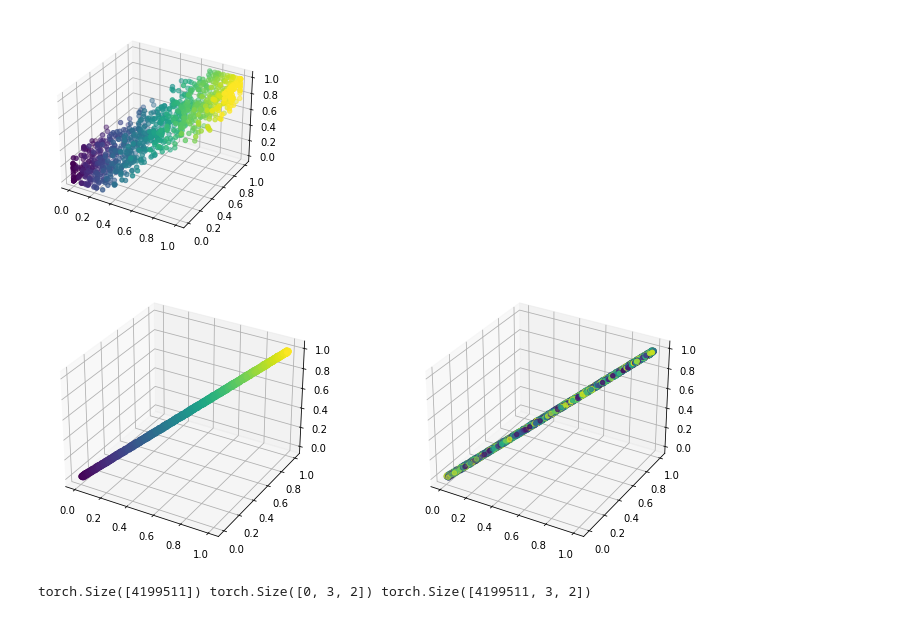
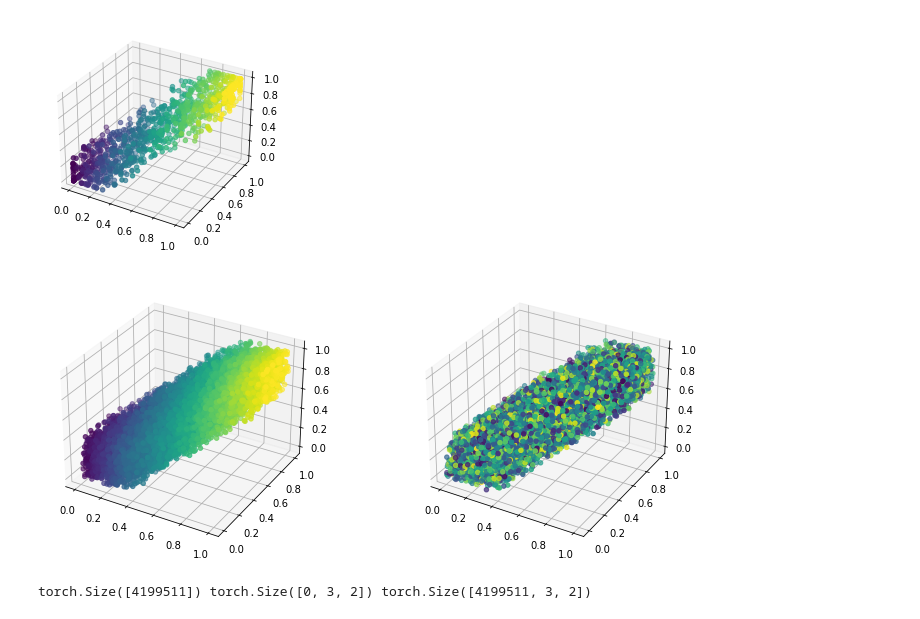
Before and after one commit to brendel-group/compositional-ood-generalization, a Jupyter notebook: sampling.ipynb, the cells around one changed output. Cells and saved outputs as stored; diff of their text form; code cells hidden in the pictures.

```diff
--- a/sampling.ipynb
+++ b/sampling.ipynb
@@ -57,36 +110,37 @@ plt.show()
 import matplotlib.pyplot as plt
 import torch
 
 n = 10000
 k = 3
 l = 2
-delta = 0.01
+delta = 0.2
 
 _n = 10*n
 z = torch.Tensor(0, k, l)
 while z.shape[0] < n:
     # sample randomly on diagonal
     _z = torch.repeat_interleave(torch.rand(n, l), k, dim=0).reshape(n, k, l)
     # apply random offset
     _z += torch.rand(n, k, l) * 2 * delta - delta
     # reject samples outside the domain
     mask = ~((_z - 0.5).abs() > 0.5).flatten(1).any(1)
-    idx = mask.nonzero().squeeze()
+    # mask = ~torch.logical_or(z > 1, z < 0).flatten(1).any(1)
+    idx = mask.nonzero().squeeze(1)
     z = torch.cat([z, _z[idx]])
 z = z[:n]
 
 fig = plt.figure(figsize=(l*6, 5))
 color = z.numpy()[:, 0, 0]
 for _l in range(l):
     if k==2:
         ax = fig.add_subplot(1, l, _l+1)
         ax.scatter(z[:, 0, _l], z[:, 1, _l], c=color)
     elif k==3:
         ax = fig.add_subplot(1, l, _l+1, projection='3d')
         ax.scatter(z[:, 0, _l], z[:, 1, _l], z[:, 2, _l], c=color)
 plt.show()
 # %% [output]
-[figure, old version]
+[figure, new version]
 # %%
 import matplotlib.pyplot as plt
 import torch
```
Also changed, not shown: parts of 3 cells of this notebook, 1 other file.
